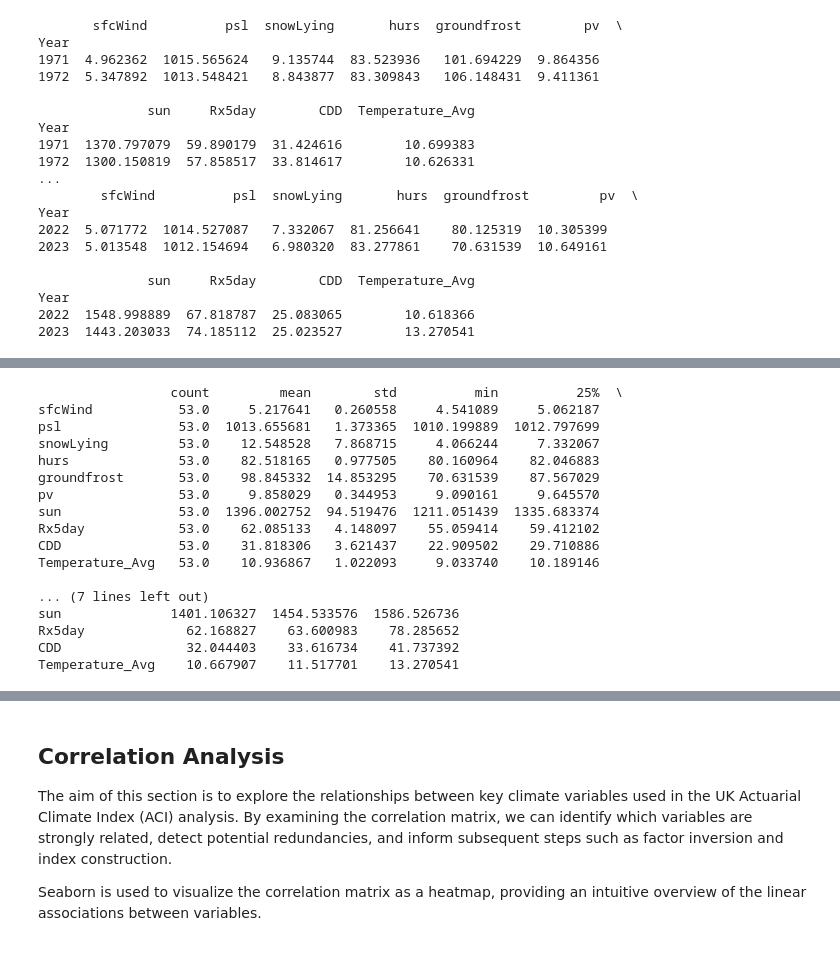
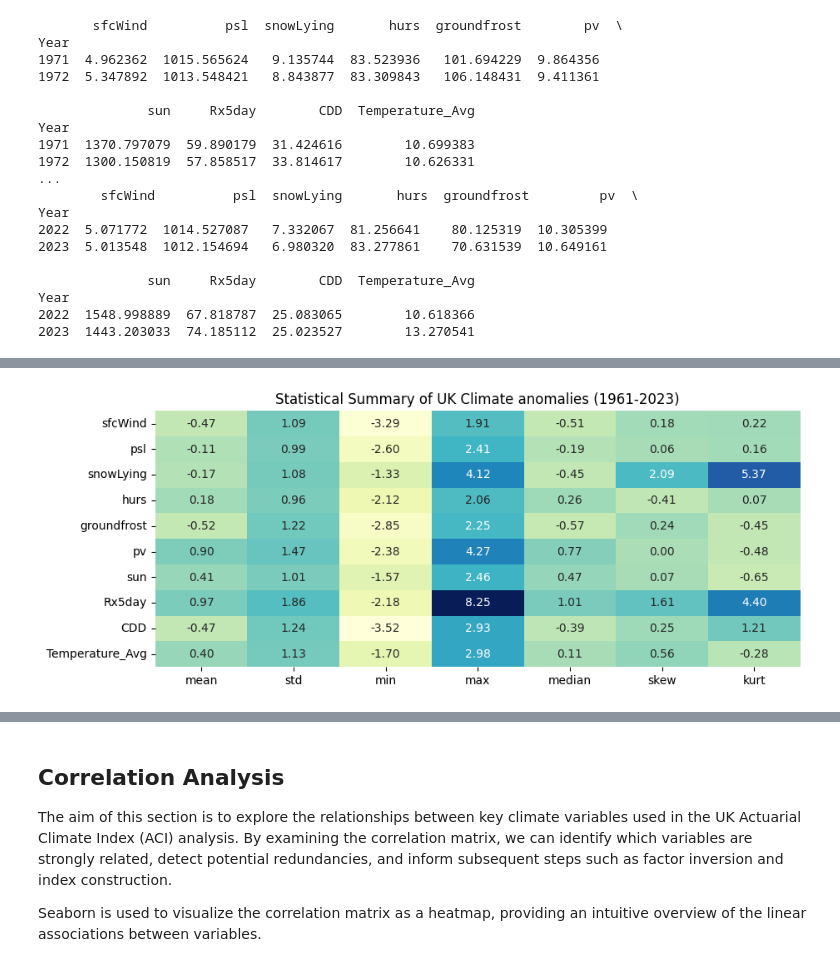
Before and after one commit to kgosiruri/UK-ACI, a Jupyter notebook: final.ipynb, the cells around one changed output, grey strips where cells are left out. Saved outputs shown, nothing was run; the diff lists cells and outputs as text; code cells hidden in the pictures.

```diff
--- a/final.ipynb
+++ b/final.ipynb
@@ -213,32 +198,23 @@ print(raw_stats)
 # %%
 # Get statistical summaries for all variables in final_uk_df
-stats_non_pc1 = final_uk_df.agg(['mean', 'std', 'min', 'max', 'median', 'skew', 'kurt'])
+
+baseline_means_unweighted = final_uk_df[baseline_mask].mean()
+baseline_stds_unweighted = final_uk_df[baseline_mask].std(ddof=0)
+
+# Standardize all variables (Z-score transformation)
+aci_unweighted = (final_uk_df - baseline_means_unweighted) / baseline_stds_unweighted
+
+stats_non_pc1 = aci_unweighted.agg(['mean', 'std', 'min', 'max', 'median', 'skew', 'kurt'])
 
 stats_table_n_pc1 = stats_non_pc1.T
 
 plt.figure(figsize=(10, 4))
-sns.heatmap(stats_non_table_n_pc1, annot=True, fmt=".2f", cmap="YlGnBu", cbar=False)
-plt.title("Statistical Summary of Principal Components")
+sns.heatmap(stats_table_n_pc1, annot=True, fmt=".2f", cmap="YlGnBu", cbar=False)
+plt.title("Statistical Summary of UK Climate anomalies (1961-2023)")
 plt.yticks(rotation=0)
 plt.show()
 # %% [output]
-                 count         mean        std          min          25%  \
-sfcWind           53.0     5.217641   0.260558     4.541089     5.062187
-psl               53.0  1013.655681   1.373365  1010.199889  1012.797699
-snowLying         53.0    12.548528   7.868715     4.066244     7.332067
-hurs              53.0    82.518165   0.977505    80.160964    82.046883
-groundfrost       53.0    98.845332  14.853295    70.631539    87.567029
-pv                53.0     9.858029   0.344953     9.090161     9.645570
-sun               53.0  1396.002752  94.519476  1211.051439  1335.683374
-Rx5day            53.0    62.085133   4.148097    55.059414    59.412102
-CDD               53.0    31.818306   3.621437    22.909502    29.710886
-Temperature_Avg   53.0    10.936867   1.022093     9.033740    10.189146
-
-... (7 lines left out)
-sun              1401.106327  1454.533576  1586.526736
-Rx5day             62.168827    63.600983    78.285652
-CDD                32.044403    33.616734    41.737392
-Temperature_Avg    10.667907    11.517701    13.270541
+[figure, added]
 # %%
 import pandas as pd
 import numpy as np
```
Also changed, not shown: parts of 26 cells of this notebook, 19 other files.
